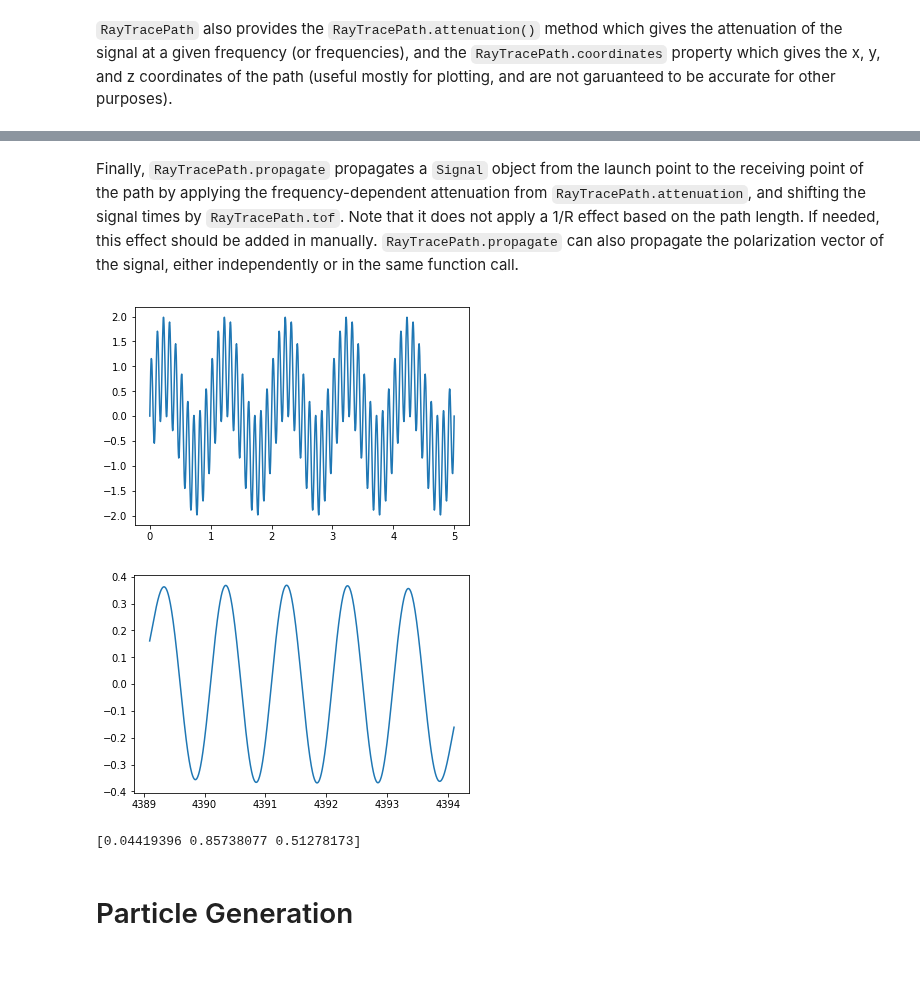
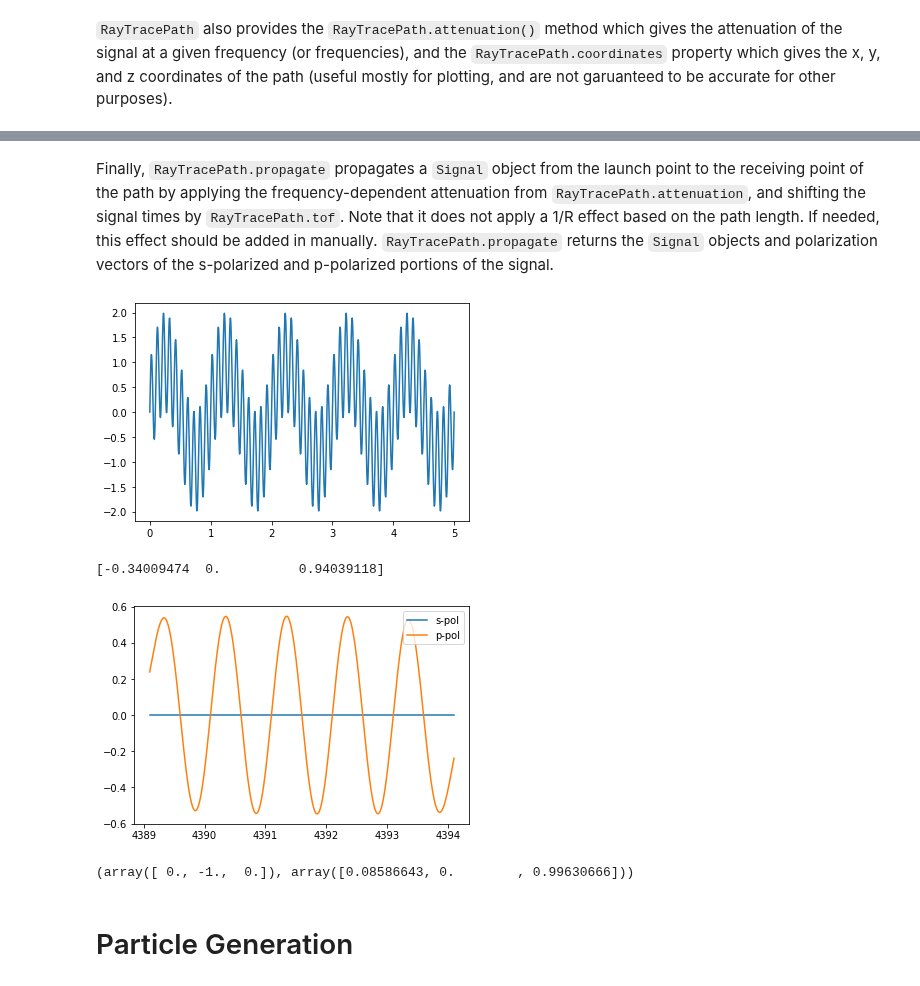
Before and after one commit to bhokansonfasig/pyrex, a Jupyter notebook: examples/Code Examples.ipynb, the cells around one changed output, grey strips where cells are left out. Saved outputs shown, nothing was run; the diff lists cells and outputs as text; code cells hidden in the pictures.

```diff
--- a/examples/Code Examples.ipynb
+++ b/examples/Code Examples.ipynb
@@ -596,23 +596,28 @@ plt.show()
 # %% [markdown]
-Finally, ``RayTracePath.propagate`` propagates a ``Signal`` object from the launch point to the receiving point of the path by applying the frequency-dependent attenuation from ``RayTracePath.attenuation``, and shifting the signal times by ``RayTracePath.tof``. Note that it does not apply a 1/R effect based on the path length. If needed, this effect should be added in manually. ``RayTracePath.propagate`` can also propagate the polarization vector of the signal, either independently or in the same function call.
+Finally, ``RayTracePath.propagate`` propagates a ``Signal`` object from the launch point to the receiving point of the path by applying the frequency-dependent attenuation from ``RayTracePath.attenuation``, and shifting the signal times by ``RayTracePath.tof``. Note that it does not apply a 1/R effect based on the path length. If needed, this effect should be added in manually. ``RayTracePath.propagate`` returns the ``Signal`` objects and polarization vectors of the s-polarized and p-polarized portions of the signal.
 # %%
 time_array = np.linspace(0, 5e-9, 1001)
 launch_signal = (
     pyrex.FunctionSignal(time_array, lambda t: np.sin(1e9*2*np.pi*t))
     + pyrex.FunctionSignal(time_array, lambda t: np.sin(1e10*2*np.pi*t))
 )
 plt.plot(launch_signal.times*1e9, launch_signal.values)
 plt.show()
-launch_pol = 1/np.sqrt(np.array([3, 3, 3]))
+# Polarize perpendicular to the path in the x-z plane
+launch_pol = np.cross(my_path.emitted_direction, (0, 1, 0))
+print(launch_pol)
 
-rec_signal, rec_pol = my_path.propagate(launch_signal, polarization=launch_pol)
-plt.plot(rec_signal.times*1e9, rec_signal.values)
+rec_signals, rec_pols = my_path.propagate(launch_signal, polarization=launch_pol)
+plt.plot(rec_signals[0].times*1e9, rec_signals[0].values, label="s-pol")
+plt.plot(rec_signals[1].times*1e9, rec_signals[1].values, label="p-pol")
+plt.legend()
 plt.show()
-print(rec_pol)
+print(rec_pols)
 # %% [output]
-[figure, old version]
+[figure, new version]
+[-0.34009474  0.          0.94039118]
-[figure, old version]
+[figure, new version]
-[0.04419396 0.85738077 0.51278173]
+(array([ 0., -1.,  0.]), array([0.08586643, 0.        , 0.99630666]))
 # %% [markdown]
 <a id="particles"></a>
 # Particle Generation
```
Also changed, not shown: parts of 29 cells of this notebook, 28 other files.
